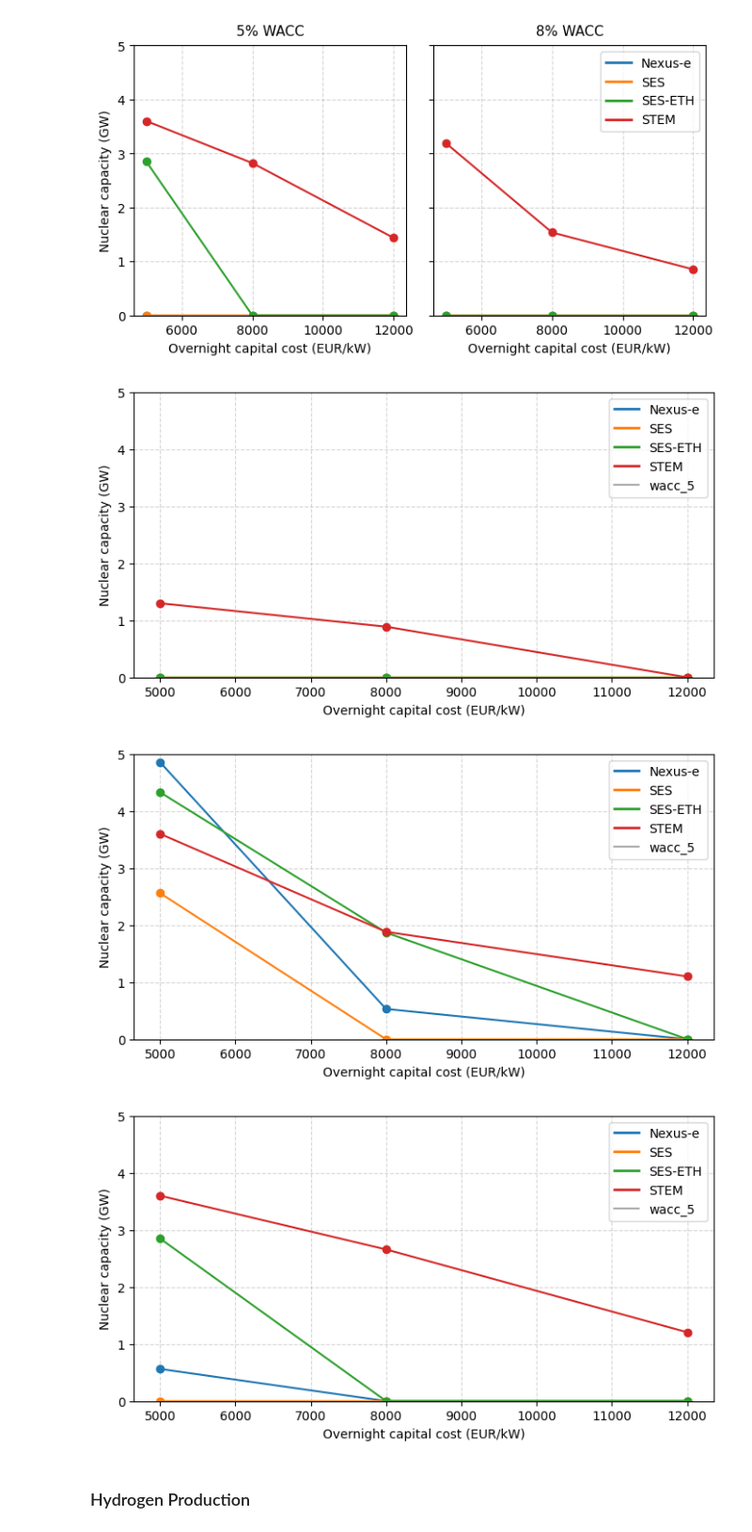
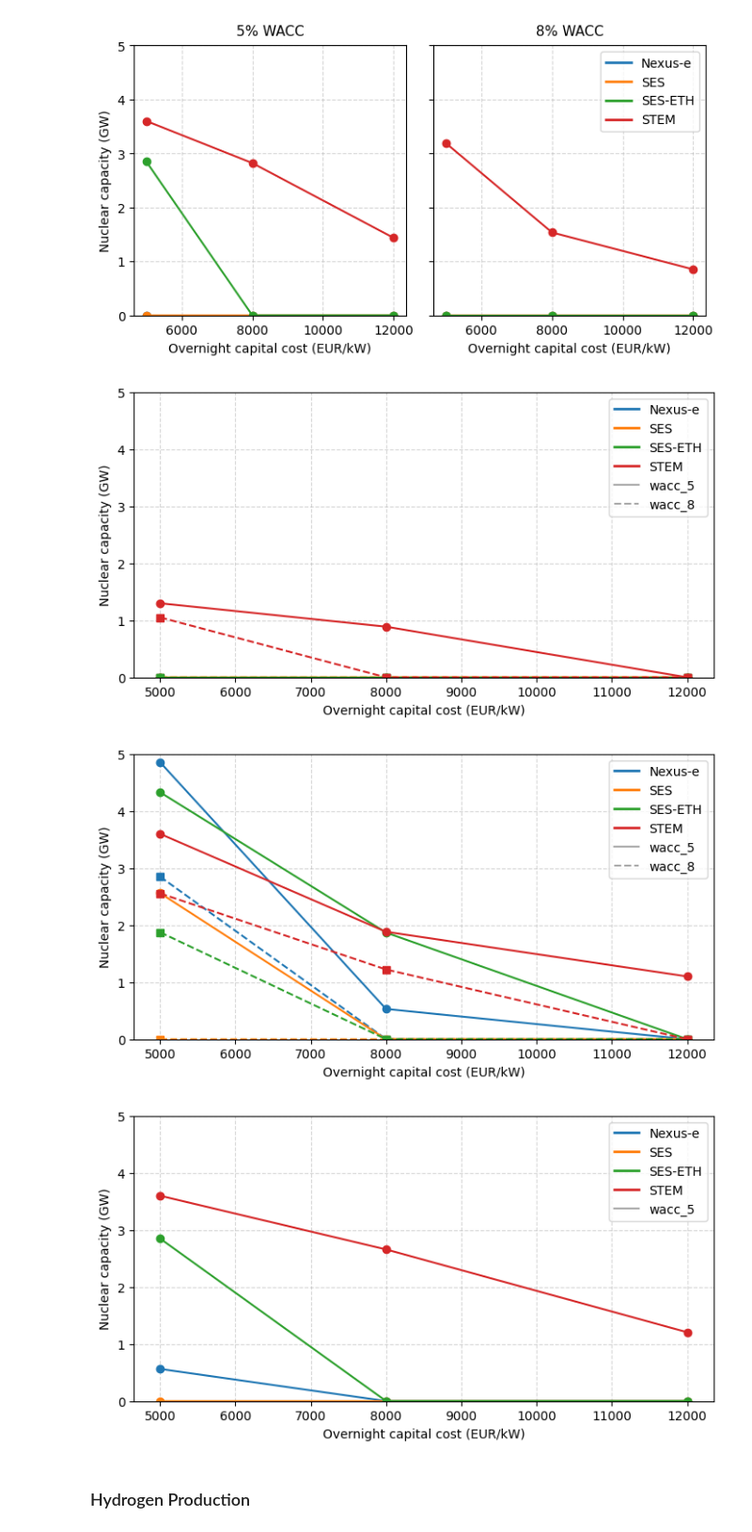
Before and after one commit to rebeccalordan-perret/plots-model-comparison, a Jupyter notebook: cross_comparison_colab.ipynb, the cells around one changed output. Shown at 94% size. Saved outputs shown, nothing was run; the diff lists cells and outputs as text; code cells hidden in the pictures.

```diff
--- a/cross_comparison_colab.ipynb
+++ b/cross_comparison_colab.ipynb
@@ -553,9 +551,9 @@ scenario_groups = {
                 ('abroad-res-high','wacc_5'):('wacc_5',12000),
                 ('abroad-res-medium','wacc_5'):('wacc_5',8000),
                 ('abroad-res-low','wacc_5'):('wacc_5',5000),
-             #   ('abroad-res-high','wacc_8'):('wacc_8',12000),
-              #  ('abroad-res-medium','wacc_8'):('wacc_8',8000),
-             #   ('abroad-res-low','wacc_8'):('wacc_8',5000),
+                ('abroad-res-high','wacc_8'):('wacc_8',12000),
+                ('abroad-res-medium','wacc_8'):('wacc_8',8000),
+                ('abroad-res-low','wacc_8'):('wacc_8',5000),
 
             },
         "extra_values": {
@@ -576,9 +574,9 @@ scenario_groups = {
                 ('abroad-resnuc-high','wacc_5'):('wacc_5',12000),
                 ('abroad-resnuc-medium','wacc_5'):('wacc_5',8000),
                 ('abroad-resnuc-low','wacc_5'):('wacc_5',5000),
-              #  ('abroad-resnuc-high','wacc_8'):('wacc_8',12000),
-             #   ('abroad-resnuc-medium','wacc_8'):('wacc_8',8000),
-              #  ('abroad-resnuc-low','wacc_8'):('wacc_8',5000),
+                ('abroad-resnuc-high','wacc_8'):('wacc_8',12000),
+               ('abroad-resnuc-medium','wacc_8'):('wacc_8',8000),
+                ('abroad-resnuc-low','wacc_8'):('wacc_8',5000),
             },
         "extra_values": {
     #        ('abroad-resnuc-high',   'wacc_8', 'nexuse'): 0.0,
@@ -620,35 +618,35 @@ scenario_groups = {
 
 listModels = cross_plots.modelsid #any model can be excluded, the list should include the model ids
 varName = 'installed_capacity'
 use_technology_fuel = 'nuclear'
 xlabel = 'Overnight capital cost (EUR/kW)'
 ylabel = 'Nuclear capacity (GW)'
 fileName = 'nucCap_occ'
 year = 2050
 
 
 
 for group_name, cfg in scenario_groups.items():
 
     cross_plots.plotLineByScenario(
         listModelsid = listModels,
         map_sce_xaxis = cfg["map_sce_xaxis"],
         varName = varName,
         use_technology_fuel = use_technology_fuel,
         year = year,
         scale = 1,  # if values are MW → GW, etc.
         xlabel = xlabel,
         ylabel = ylabel,
         fileName = fileName+'_'+group_name+'_wacc5',
         width = 18,
         height = 10,
         ylim = (0,5),
         extra_values        = cfg["extra_values"],
         show_point_labels=False
     )
 # %% [output]
-[figure, old version]
+[figure, new version]
-[figure, old version]
+[figure, new version]
 [figure]
 # %% [markdown]
 ### Hydrogen Production
```
Also changed, not shown: parts of 5 cells of this notebook.
